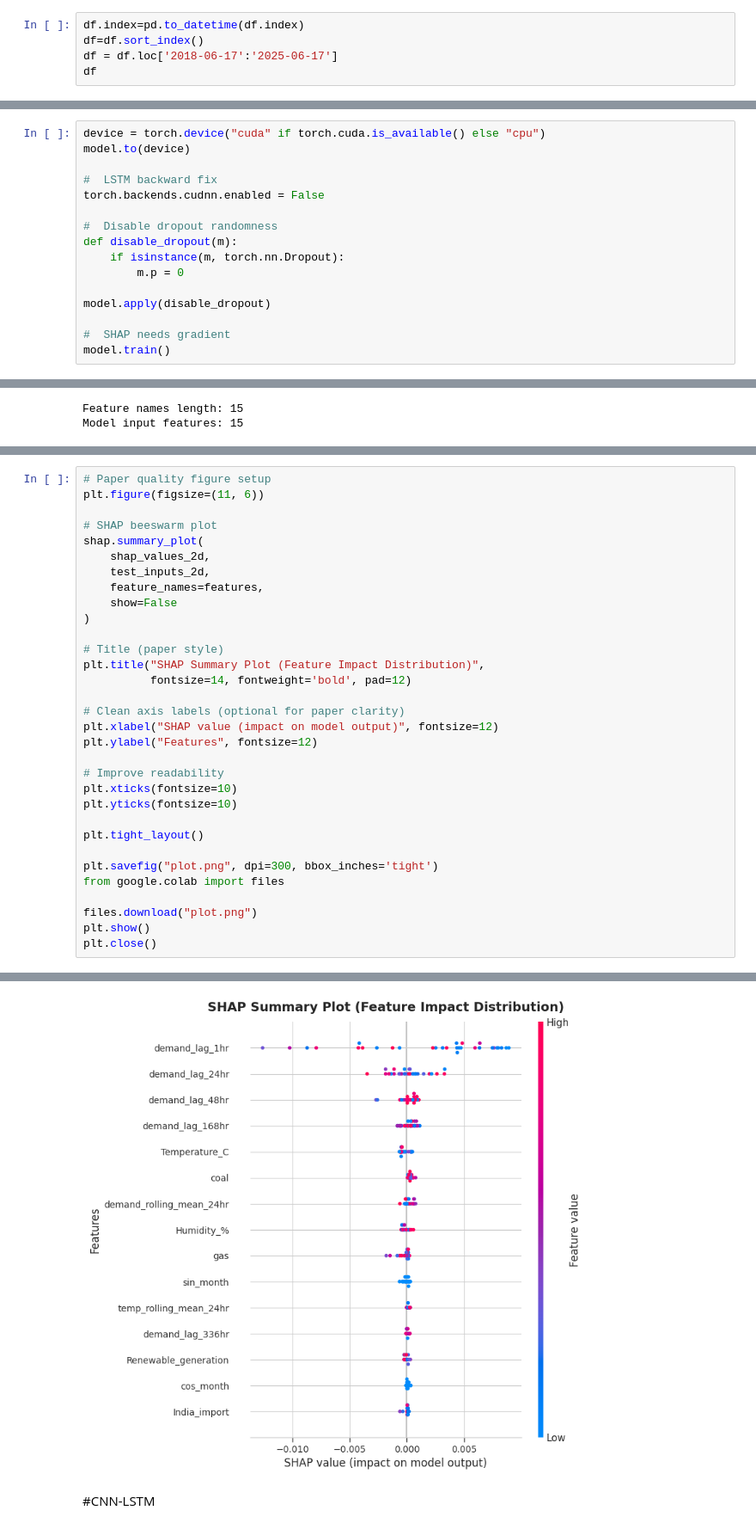
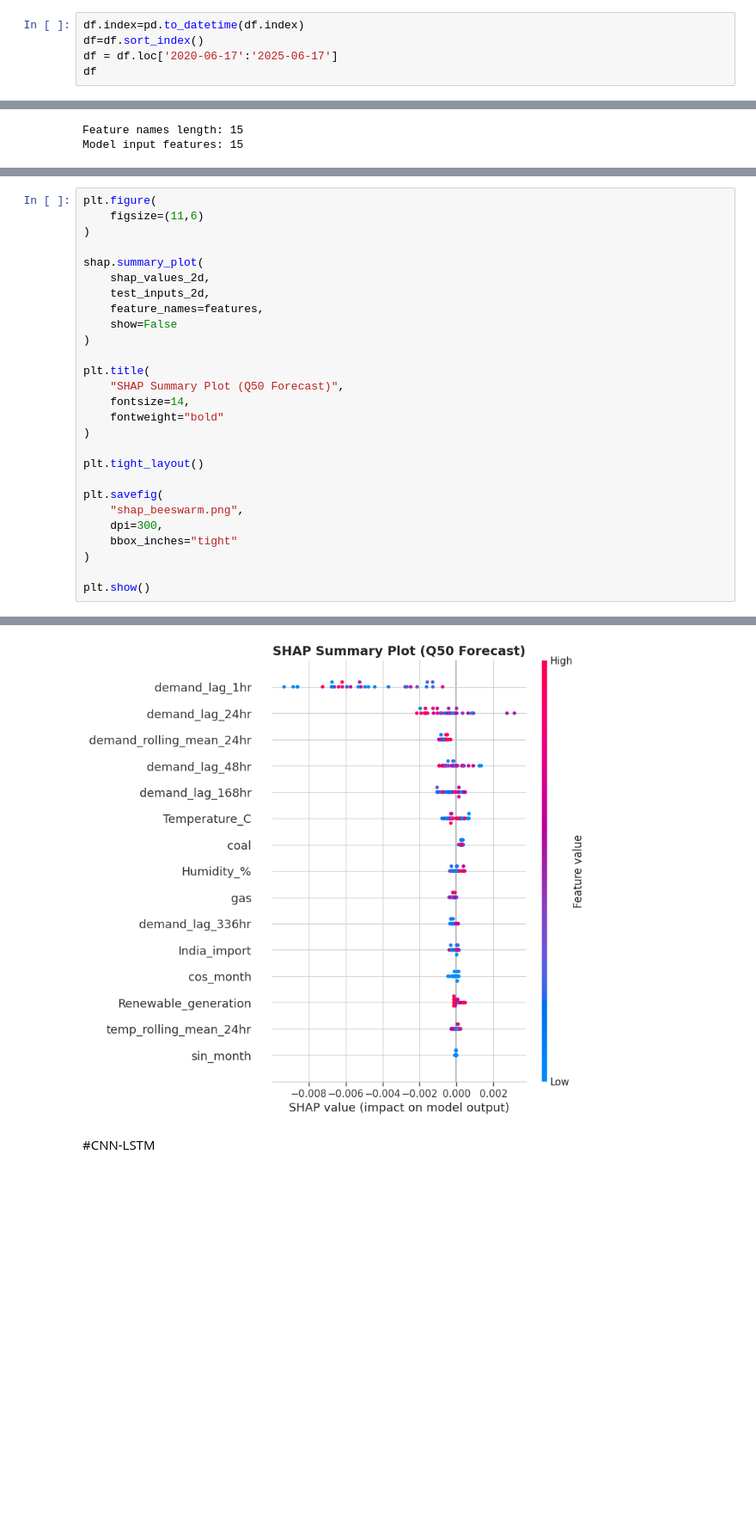
Before and after one commit to Joydas2003/Electrical-Load-Forcasting-Ml, a Jupyter notebook: Machine Learning Based short term Electrical Load Forcasting.ipynb, the cells around one changed output, grey strips where cells are left out. Shown at 86% size. Saved outputs shown, nothing was run; the diff lists cells and outputs as text; blank space fills up the shorter version.

```diff
--- a/Machine Learning Based short term Electrical Load Forcasting.ipynb
+++ b/Machine Learning Based short term Electrical Load Forcasting.ipynb
@@ -130,7 +130,7 @@ df
 # %%
 df.index=pd.to_datetime(df.index)
 df=df.sort_index()
-df = df.loc['2018-06-17':'2025-06-17']
+df = df.loc['2020-06-17':'2025-06-17']
 df
 # %% [output]
 |  | generation_mw | demand_mw | load_shedding | gas | liquid_fuel | coal | hydro | solar | wind | ... |
@@ -1829,19 +2005,3 @@ Requirement already satisfied: threadpoolctl>=3.1.0 in /usr/local/lib/python3.12
 Requirement already satisfied: six>=1.5 in /usr/local/lib/python3.12/dist-packages (from python-dateutil>=2.8.2->pandas->shap) (1.17.0)
 # %%
 import shap
-# %%
-device = torch.device("cuda" if torch.cuda.is_available() else "cpu")
-model.to(device)
-
-#  LSTM backward fix
-torch.backends.cudnn.enabled = False
-
-#  Disable dropout randomness
-def disable_dropout(m):
-    if isinstance(m, torch.nn.Dropout):
-        m.p = 0
-
-model.apply(disable_dropout)
-
-#  SHAP needs gradient
-model.train()
@@ -1962,8 +2165,8 @@ plt.show()
 # %%
-# Paper quality figure setup
-plt.figure(figsize=(11, 6))
+plt.figure(
+    figsize=(11,6)
+)
 
-# SHAP beeswarm plot
 shap.summary_plot(
     shap_values_2d,
     test_inputs_2d,
@@ -1971,24 +2174,19 @@ shap.summary_plot(
     show=False
 )
 
-# Title (paper style)
-plt.title("SHAP Summary Plot (Feature Impact Distribution)",
-          fontsize=14, fontweight='bold', pad=12)
-
-# Clean axis labels (optional for paper clarity)
-plt.xlabel("SHAP value (impact on model output)", fontsize=12)
-plt.ylabel("Features", fontsize=12)
-
-# Improve readability
-plt.xticks(fontsize=10)
-plt.yticks(fontsize=10)
+plt.title(
+    "SHAP Summary Plot (Q50 Forecast)",
+    fontsize=14,
+    fontweight="bold"
+)
 
 plt.tight_layout()
 
-plt.savefig("plot.png", dpi=300, bbox_inches='tight')
-from google.colab import files
+plt.savefig(
+    "shap_beeswarm.png",
+    dpi=300,
+    bbox_inches="tight"
+)
 
-files.download("plot.png")
 plt.show()
-plt.close()
 # %% [output]
@@ -1997,4 +2193,4 @@ plt.close()
-[figure, old version]
+[figure, new version]
 # %% [markdown]
 #CNN-LSTM
 # %%
```
Also changed, not shown: parts of 82 cells of this notebook.
